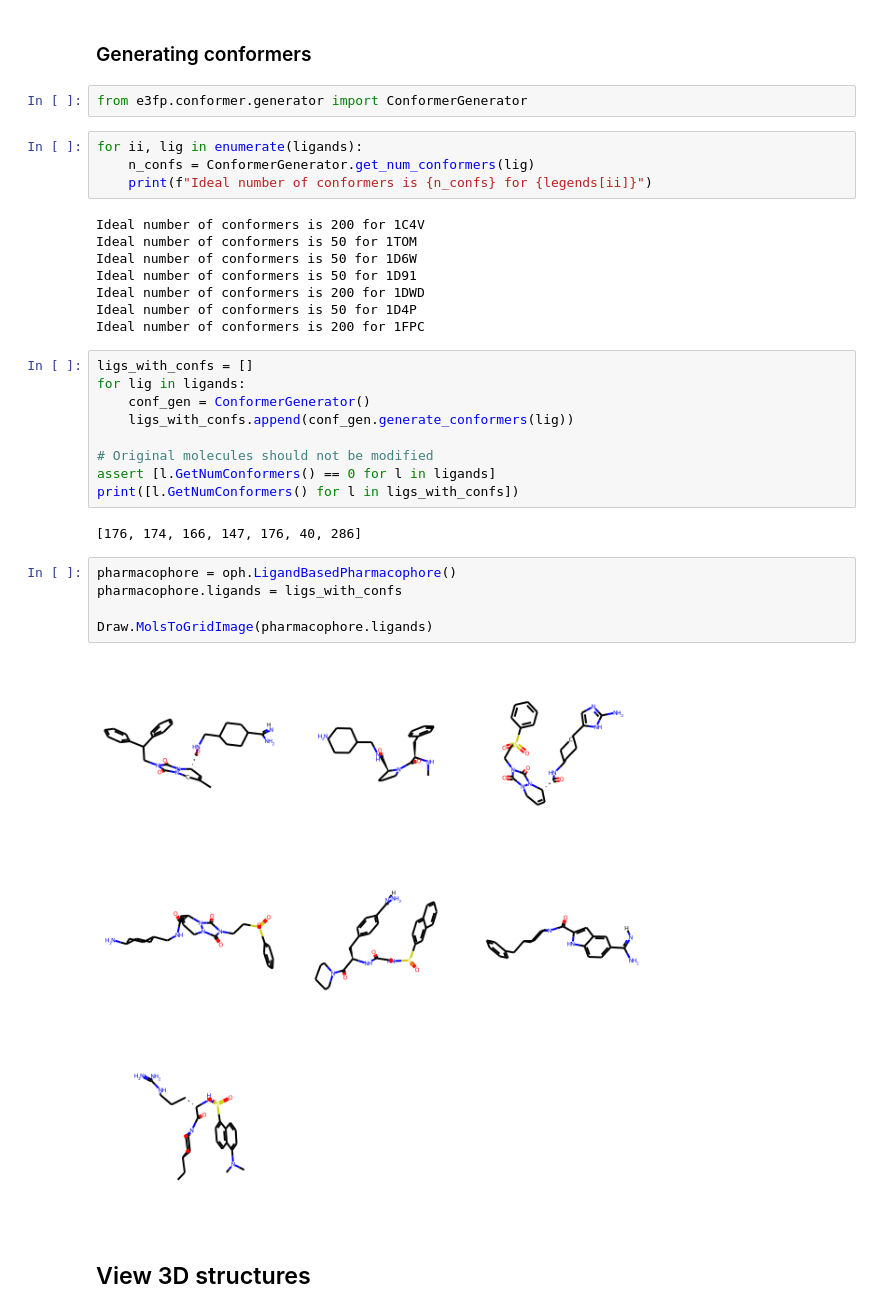
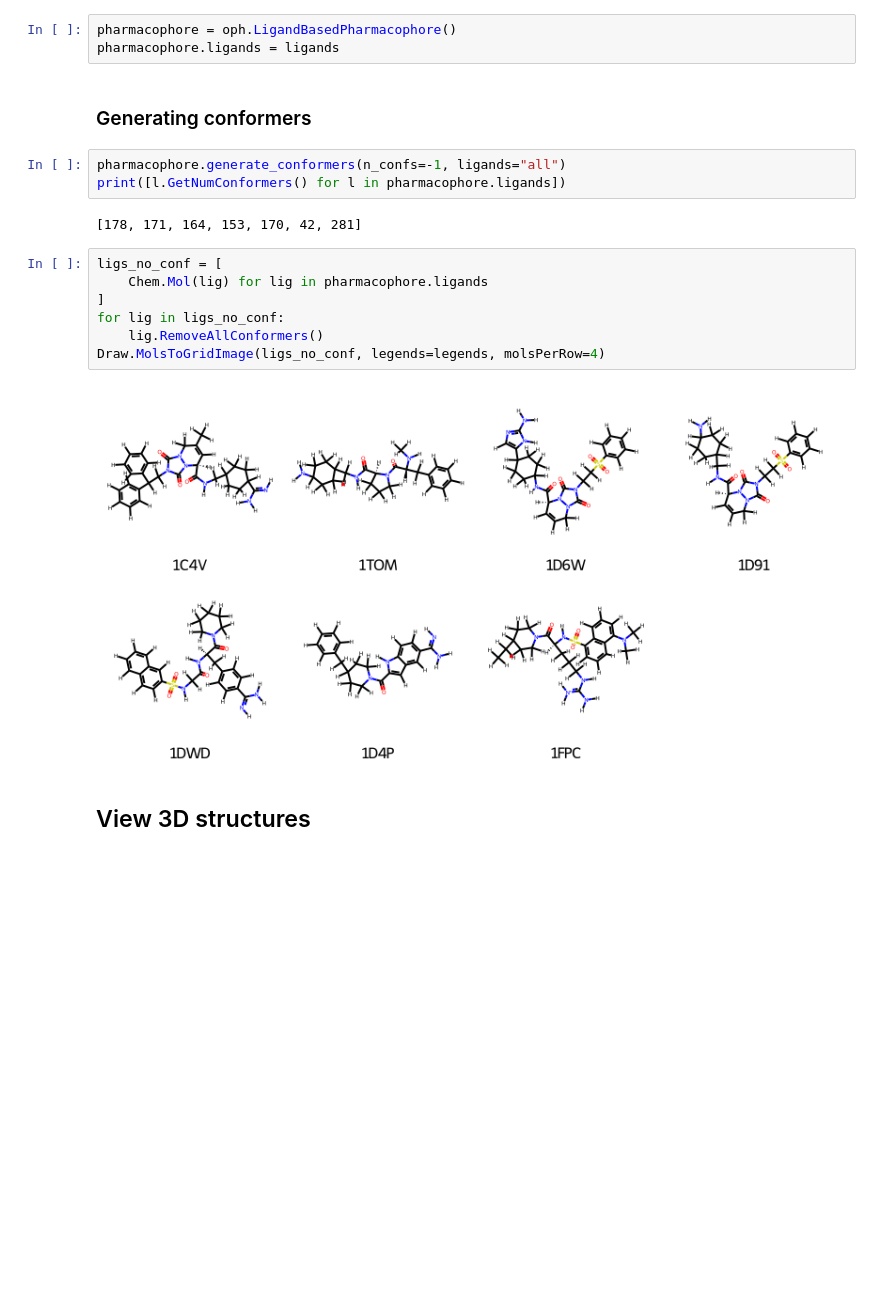
Before and after one commit to uibcdf/OpenPharmacophore-Tools, a Jupyter notebook: notebooks/ligand_based/thrombin/thrombin.ipynb, the cells around one changed output. Drawn from its saved outputs; the diff is of its cells as text; blank space fills up the shorter version.

```diff
--- a/notebooks/ligand_based/thrombin/thrombin.ipynb
+++ b/notebooks/ligand_based/thrombin/thrombin.ipynb
@@ -63,40 +65,25 @@ Num ligands: 7
 
 We'll generate different conformers for each of the ligands and add hydrogens to them
 as well.
+# %%
+pharmacophore = oph.LigandBasedPharmacophore()
+pharmacophore.ligands = ligands
 # %% [markdown]
 ### Generating conformers
-# %%
-from e3fp.conformer.generator import ConformerGenerator
-# %%
-for ii, lig in enumerate(ligands):
-    n_confs = ConformerGenerator.get_num_conformers(lig)
-    print(f"Ideal number of conformers is {n_confs} for {legends[ii]}")
-# %% [output]
-Ideal number of conformers is 200 for 1C4V
-Ideal number of conformers is 50 for 1TOM
-Ideal number of conformers is 50 for 1D6W
-Ideal number of conformers is 50 for 1D91
-Ideal number of conformers is 200 for 1DWD
-Ideal number of conformers is 50 for 1D4P
-Ideal number of conformers is 200 for 1FPC
-# %%
-ligs_with_confs = []
-for lig in ligands:
-    conf_gen = ConformerGenerator()
-    ligs_with_confs.append(conf_gen.generate_conformers(lig))
-
-# Original molecules should not be modified
-assert [l.GetNumConformers() == 0 for l in ligands]
-print([l.GetNumConformers() for l in ligs_with_confs])
-# %% [output]
-[176, 174, 166, 147, 176, 40, 286]
-# %%
-pharmacophore = oph.LigandBasedPharmacophore()
-pharmacophore.ligands = ligs_with_confs
-
-Draw.MolsToGridImage(pharmacophore.ligands)
-# %% [output]
-[figure, removed]
+# %%
+pharmacophore.generate_conformers(n_confs=-1, ligands="all")
+print([l.GetNumConformers() for l in pharmacophore.ligands])
+# %% [output]
+[178, 171, 164, 153, 170, 42, 281]
+# %%
+ligs_no_conf = [
+    Chem.Mol(lig) for lig in pharmacophore.ligands
+]
+for lig in ligs_no_conf:
+    lig.RemoveAllConformers()
+Draw.MolsToGridImage(ligs_no_conf, legends=legends, molsPerRow=4)
+# %% [output]
+[figure, added]
 # %% [markdown]
 ## View 3D structures
 # %%
```
Also changed, not shown: parts of 11 cells of this notebook, 5 other files.
